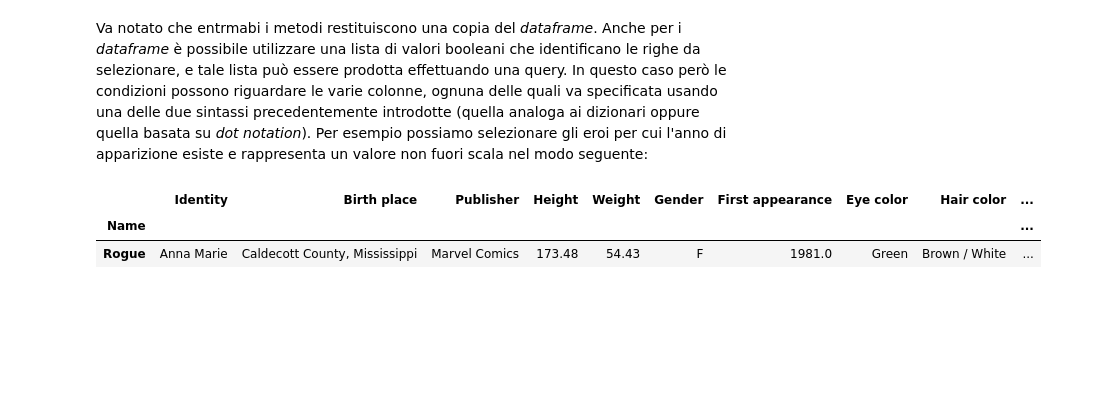
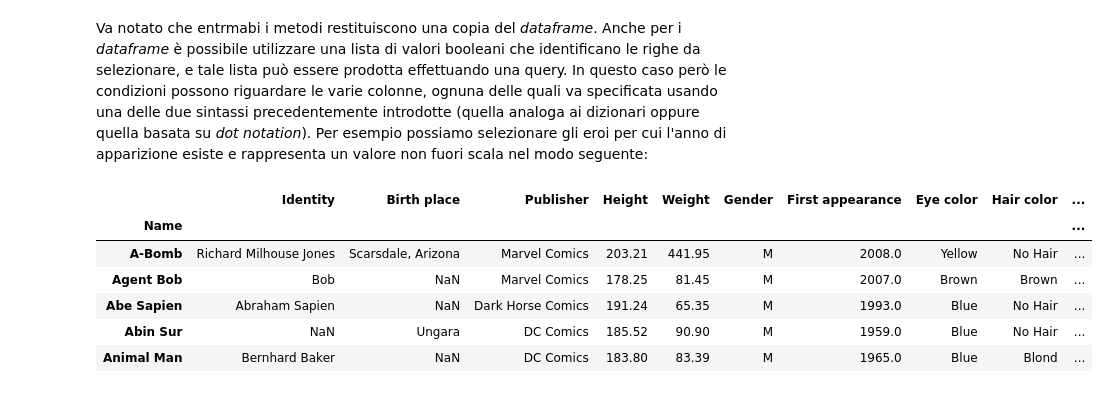
Before and after one commit to dariomalchiodi/superhero-datascience, a Jupyter notebook: content/L02-Pandas.ipynb, the cells around one changed output. Saved outputs shown, nothing was run; the diff lists cells and outputs as text; code cells hidden in the pictures; blank space fills up the shorter version.

```diff
--- a/content/L02-Pandas.ipynb
+++ b/content/L02-Pandas.ipynb
@@ -571,12 +555,15 @@ heroes.sort_index()[-5:]
 Va notato che entrmabi i metodi restituiscono una copia del _dataframe_. Anche per i _dataframe_ è possibile utilizzare una lista di valori booleani che identificano le righe da selezionare, e tale lista può essere prodotta effettuando una query. In questo caso però le condizioni possono riguardare le varie colonne, ognuna delle quali va specificata usando una delle due sintassi precedentemente introdotte (quella analoga ai dizionari oppure quella basata su _dot notation_). Per esempio possiamo selezionare gli eroi per cui l'anno di apparizione esiste e rappresenta un valore non fuori scala nel modo seguente:
 # %%
 heroes_with_year = heroes[heroes['First appearance'] > 1900]
+heroes_with_year.head()
+# %% [output]
+|  | Identity | Birth place | Publisher | Height | Weight | Gender | First appearance | Eye color | Hair color | ... |
+| Name |  |  |  |  |  |  |  |  |  | ... |
+| A-Bomb | Richard Milhouse Jones | Scarsdale, Arizona | Marvel Comics | 203.21 | 441.95 | M | 2008.0 | Yellow | No Hair | ... |
+| Agent Bob | Bob | NaN | Marvel Comics | 178.25 | 81.45 | M | 2007.0 | Brown | Brown | ... |
+| Abe Sapien | Abraham Sapien | NaN | Dark Horse Comics | 191.24 | 65.35 | M | 1993.0 | Blue | No Hair | ... |
+| Abin Sur | NaN | Ungara | DC Comics | 185.52 | 90.90 | M | 1959.0 | Blue | No Hair | ... |
+| Animal Man | Bernhard Baker | NaN | DC Comics | 183.80 | 83.39 | M | 1965.0 | Blue | Blond | ... |
-# %%
-heroes.loc[['Rogue']]
-# %% [output]
-|  | Identity | Birth place | Publisher | Height | Weight | Gender | First appearance | Eye color | Hair color | ... |
-| Name |  |  |  |  |  |  |  |  |  | ... |
-| Rogue | Anna Marie | Caldecott County, Mississippi | Marvel Comics | 173.48 | 54.43 | F | 1981.0 | Green | Brown / White | ... |
 # %% [markdown]
 <hr style="width: 90%;" align="left" />
 <span style="font-size: 0.8rem;">D. Malchiodi, Superhero data science. Vol 1: probabilità e statistica: Pandas, 2017.</span>
```
Also changed, not shown: parts of 13 cells of this notebook, 1 other file.
